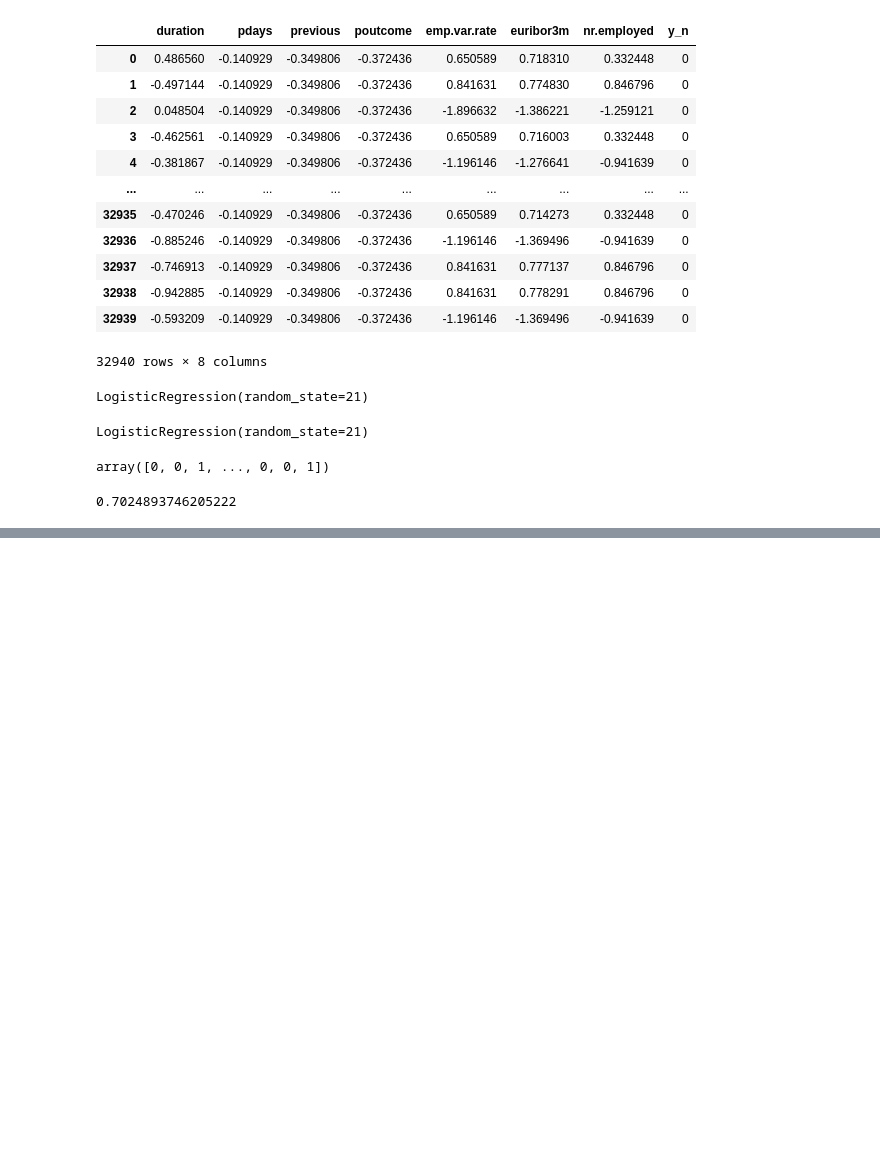
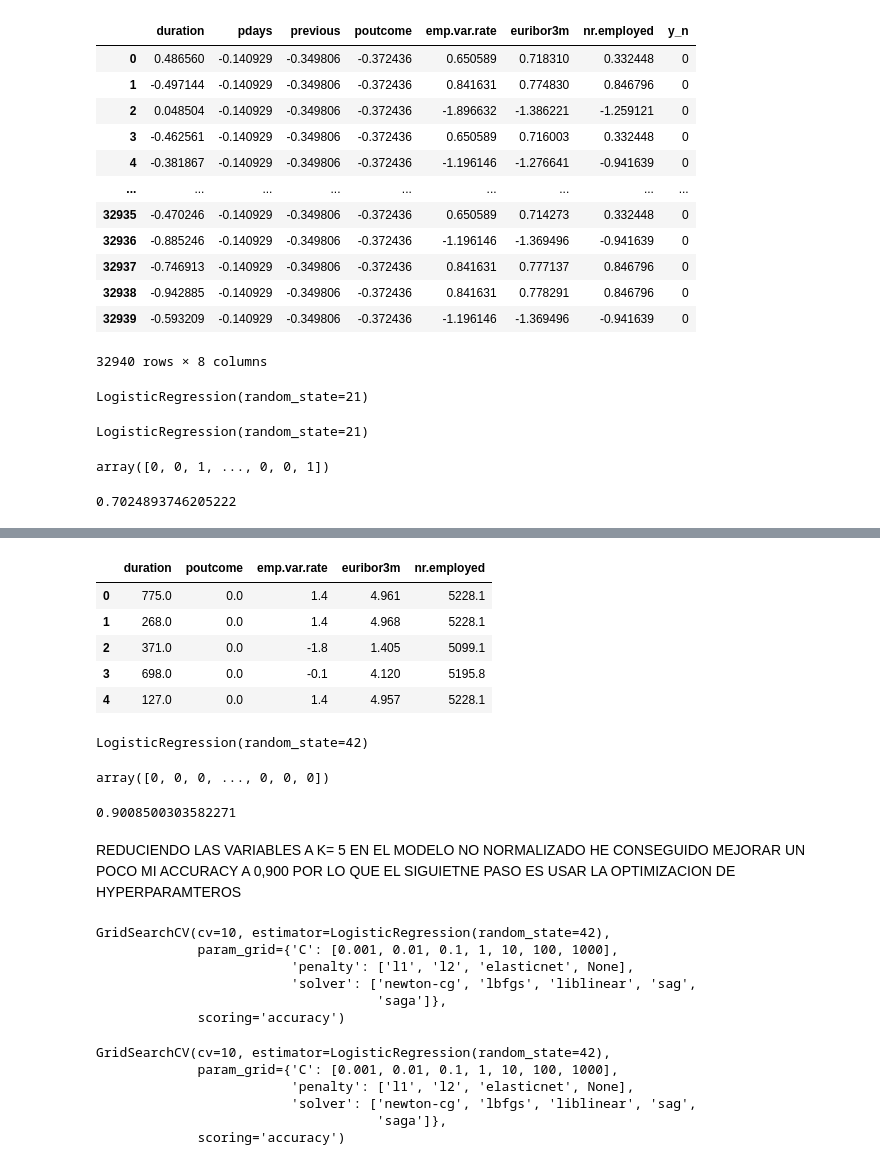
Before and after one commit to SOOFIALOZA/machinelearning, a Jupyter notebook: src/ML.ipynb, the cells around one changed output, grey strips where cells are left out. Drawn from its saved outputs; the diff is of its cells as text; code cells hidden in the pictures; blank space fills up the shorter version.

```diff
--- a/src/ML.ipynb
+++ b/src/ML.ipynb
@@ -102,0 +143,60 @@ puntuacion2
+# %%
+# DIVISION DEL TEST
+x_test = test_data.drop(["y_n"],axis = 1)
+y_test = test_data["y_n"]
+x_test.head()
+# %% [output]
+|  | duration | poutcome | emp.var.rate | euribor3m | nr.employed |
+| 0 | 775.0 | 0.0 | 1.4 | 4.961 | 5228.1 |
+| 1 | 268.0 | 0.0 | 1.4 | 4.968 | 5228.1 |
+| 2 | 371.0 | 0.0 | -1.8 | 1.405 | 5099.1 |
+| 3 | 698.0 | 0.0 | -0.1 | 4.120 | 5195.8 |
+| 4 | 127.0 | 0.0 | 1.4 | 4.957 | 5228.1 |
+# %%
+# ENTRENO MODELO
+model.fit(x_train, y_train)
+# %% [output]
+LogisticRegression(random_state=42)
+# %%
+# EVALUO EL MODELO
+y_pred = model.predict(x_train)
+y_pred
+# %% [output]
+array([0, 0, 0, ..., 0, 0, 0])
+# %%
+from sklearn.metrics import accuracy_score
+
+puntuacion1 = accuracy_score(y_train, y_pred)
+puntuacion1
+# %% [output]
+0.9008500303582271
+# %% [markdown]
+REDUCIENDO LAS VARIABLES A K= 5 EN EL MODELO NO NORMALIZADO HE CONSEGUIDO MEJORAR UN POCO MI ACCURACY A 0,900 POR LO QUE EL SIGUIETNE PASO ES USAR LA OPTIMIZACION DE HYPERPARAMTEROS
+# %%
+from sklearn.model_selection import GridSearchCV
+
+hyperparams = {
+    "C": [0.001, 0.01, 0.1, 1, 10, 100, 1000],
+    "penalty": ["l1", "l2", "elasticnet", None],
+    "solver": ["newton-cg", "lbfgs", "liblinear", "sag", "saga"]
+}
+
+grid = GridSearchCV(model, hyperparams, scoring = "accuracy", cv = 10)
+grid
+# %% [output]
+GridSearchCV(cv=10, estimator=LogisticRegression(random_state=42),
+             param_grid={'C': [0.001, 0.01, 0.1, 1, 10, 100, 1000],
+                         'penalty': ['l1', 'l2', 'elasticnet', None],
+                         'solver': ['newton-cg', 'lbfgs', 'liblinear', 'sag',
+                                    'saga']},
+             scoring='accuracy')
+# %%
+
+grid.fit(x_train, y_train)
+# %% [output]
+GridSearchCV(cv=10, estimator=LogisticRegression(random_state=42),
+             param_grid={'C': [0.001, 0.01, 0.1, 1, 10, 100, 1000],
+                         'penalty': ['l1', 'l2', 'elasticnet', None],
+                         'solver': ['newton-cg', 'lbfgs', 'liblinear', 'sag',
+                                    'saga']},
+             scoring='accuracy')
```
Also changed, not shown: parts of 17 cells of this notebook, 8 other files.
